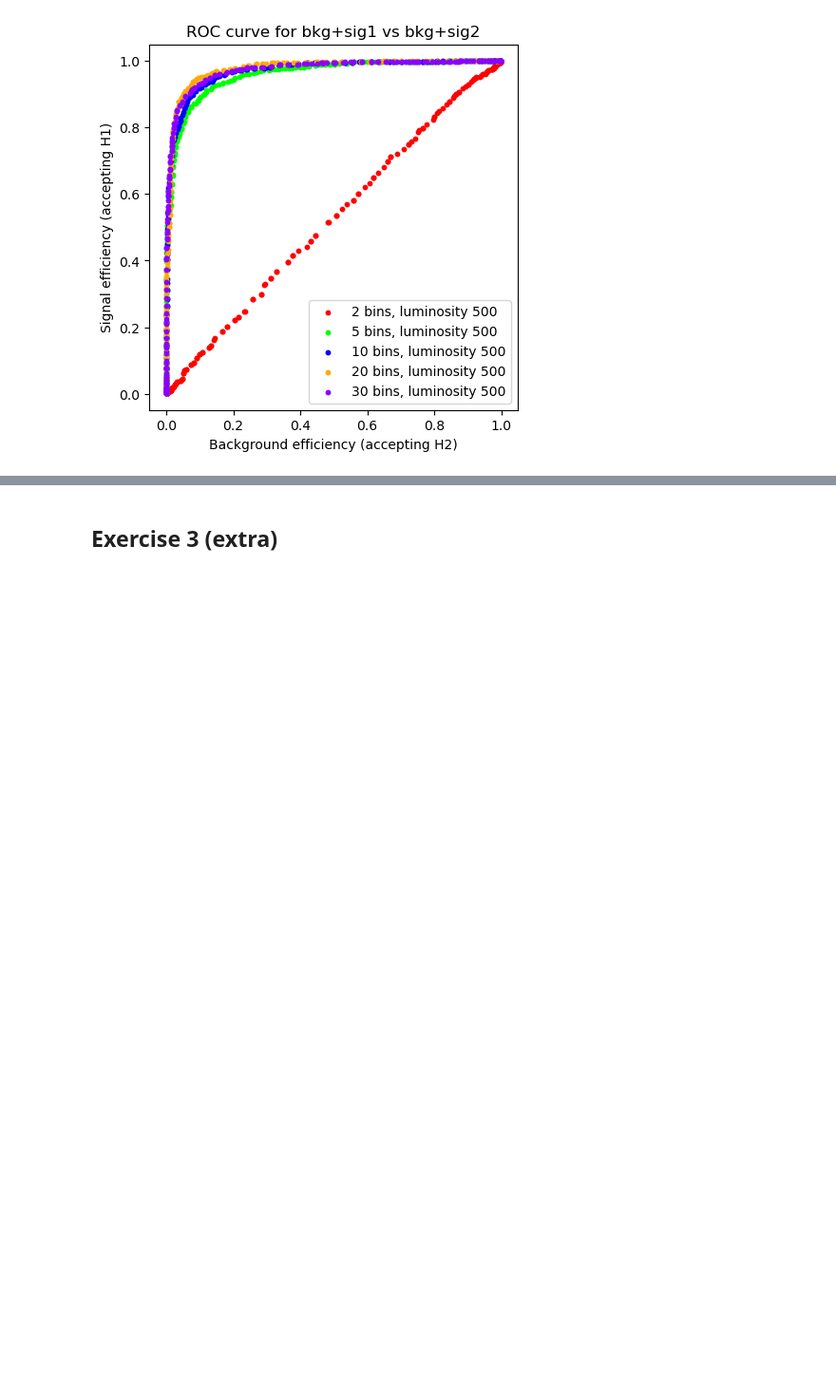
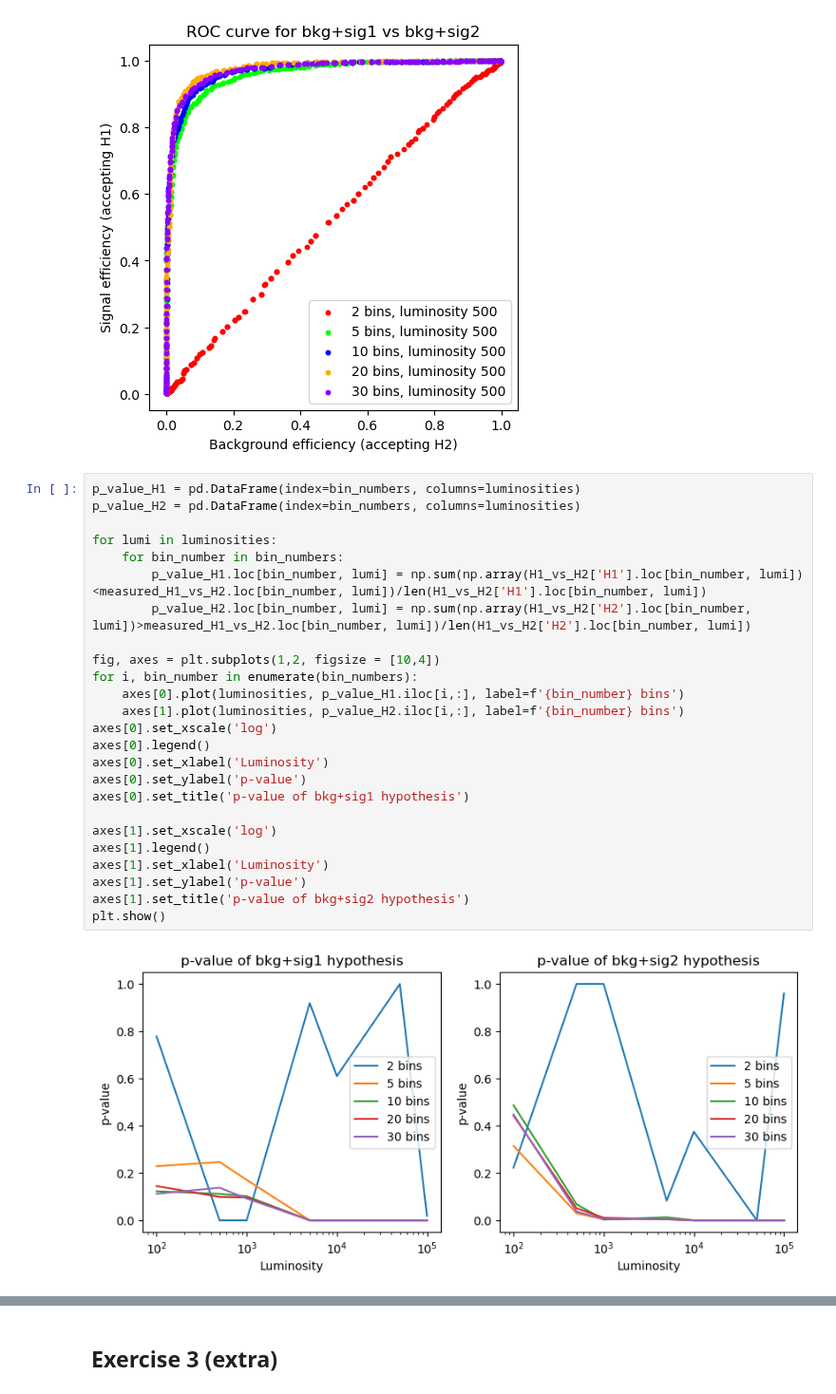
Before and after one commit to Matteo-Bellino/SMATEP_Project, a Jupyter notebook: exercises/Exercise5/Exercise_5_Bellino.ipynb, the cells around one changed output, grey strips where cells are left out. Shown at 95% size. Saved outputs shown, nothing was run; the diff lists cells and outputs as text; blank space fills up the shorter version.

```diff
--- a/exercises/Exercise5/Exercise_5_Bellino.ipynb
+++ b/exercises/Exercise5/Exercise_5_Bellino.ipynb
@@ -448,3 +448,30 @@ ax.set_ylabel('Signal efficiency (accepting H1)')
 plt.show()
 # %% [output]
 [figure]
+# %%
+p_value_H1 = pd.DataFrame(index=bin_numbers, columns=luminosities)
+p_value_H2 = pd.DataFrame(index=bin_numbers, columns=luminosities)
+
+for lumi in luminosities:
+    for bin_number in bin_numbers:
+        p_value_H1.loc[bin_number, lumi] = np.sum(np.array(H1_vs_H2['H1'].loc[bin_number, lumi])<measured_H1_vs_H2.loc[bin_number, lumi])/len(H1_vs_H2['H1'].loc[bin_number, lumi])
+        p_value_H2.loc[bin_number, lumi] = np.sum(np.array(H1_vs_H2['H2'].loc[bin_number, lumi])>measured_H1_vs_H2.loc[bin_number, lumi])/len(H1_vs_H2['H2'].loc[bin_number, lumi])
+
+fig, axes = plt.subplots(1,2, figsize = [10,4])
+for i, bin_number in enumerate(bin_numbers):
+    axes[0].plot(luminosities, p_value_H1.iloc[i,:], label=f'{bin_number} bins')
+    axes[1].plot(luminosities, p_value_H2.iloc[i,:], label=f'{bin_number} bins')
+axes[0].set_xscale('log')
+axes[0].legend()
+axes[0].set_xlabel('Luminosity')
+axes[0].set_ylabel('p-value')
+axes[0].set_title('p-value of bkg+sig1 hypothesis')
+
+axes[1].set_xscale('log')
+axes[1].legend()
+axes[1].set_xlabel('Luminosity')
+axes[1].set_ylabel('p-value')
+axes[1].set_title('p-value of bkg+sig2 hypothesis')
+plt.show()
+# %% [output]
+[figure, added]
```
Also changed, not shown: parts of 1 cell of this notebook.
